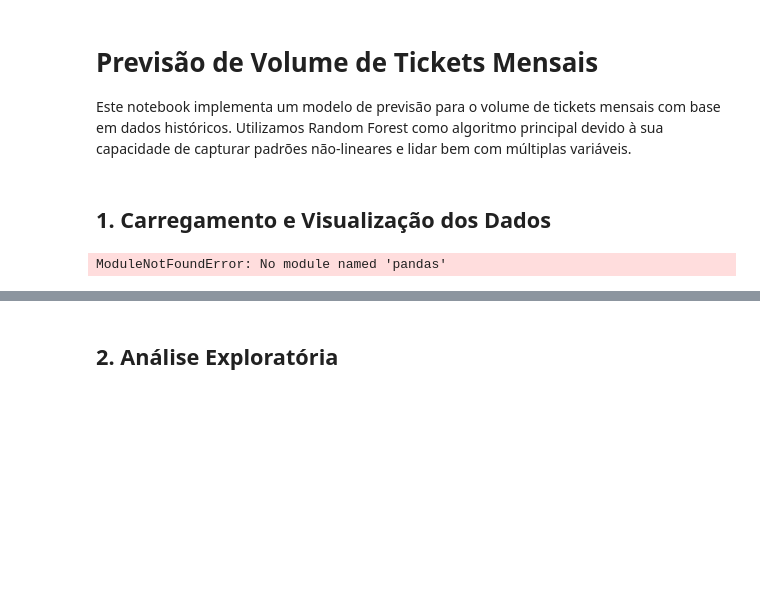
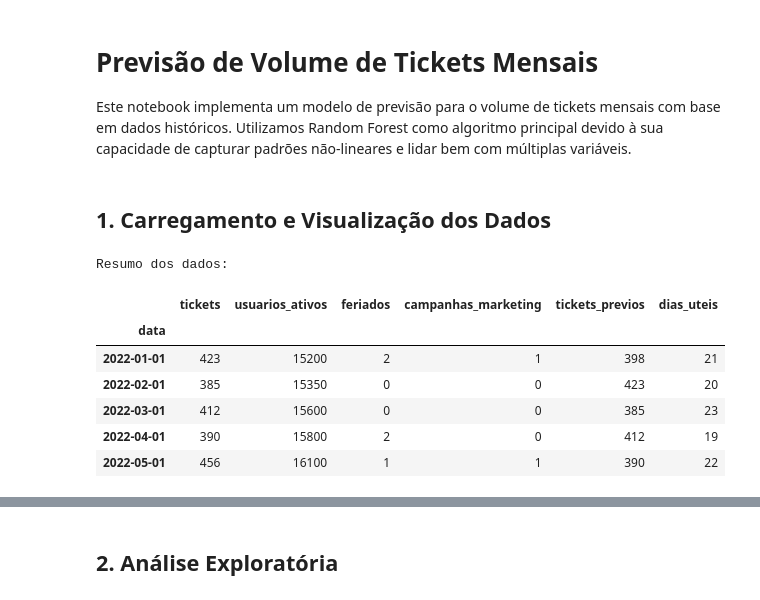
Before and after one commit to tiagonpsilva/ml-random-forest-tickets-forecast, a Jupyter notebook: previsao_tickets.ipynb, the cells around one changed output, grey strips where cells are left out. Drawn from its saved outputs; the diff is of its cells as text; code cells hidden in the pictures; blank space fills up the shorter version.

Commit message:
atualiza o notebook de previsão de tickets com instalação de bibliotecas, execução de código, e adição de previsões para Junho/2024; corrige contagem de execuções e atualiza versão do Python

```diff
--- a/previsao_tickets.ipynb
+++ b/previsao_tickets.ipynb
@@ -7,25 +9,28 @@ Este notebook implementa um modelo de previsão para o volume de tickets mensais
 # %%
 # Importação das bibliotecas necessárias
 import pandas as pd
 import numpy as np
 import matplotlib.pyplot as plt
 import seaborn as sns
 from sklearn.ensemble import RandomForestRegressor
 from sklearn.model_selection import train_test_split
 from sklearn.metrics import mean_squared_error, mean_absolute_error, r2_score
 
-# Configuração de visualização
-plt.style.use('seaborn-whitegrid')
-sns.set(font_scale=1.2)
-
 # Carregamento dos dados
 df = pd.read_csv('dados_historicos_tickets.csv')
 df['data'] = pd.to_datetime(df['data'])
 df.set_index('data', inplace=True)
 
 # Exibição dos primeiros registros
 print("Resumo dos dados:")
 df.head()
 # %% [output]
-ModuleNotFoundError: No module named 'pandas'
+Resumo dos dados:
+|  | tickets | usuarios_ativos | feriados | campanhas_marketing | tickets_previos | dias_uteis |
+| data |  |  |  |  |  |  |
+| 2022-01-01 | 423 | 15200 | 2 | 1 | 398 | 21 |
+| 2022-02-01 | 385 | 15350 | 0 | 0 | 423 | 20 |
+| 2022-03-01 | 412 | 15600 | 0 | 0 | 385 | 23 |
+| 2022-04-01 | 390 | 15800 | 2 | 0 | 412 | 19 |
+| 2022-05-01 | 456 | 16100 | 1 | 1 | 390 | 22 |
 # %%
```
Also changed, not shown: parts of 10 cells of this notebook, 1 other file.
